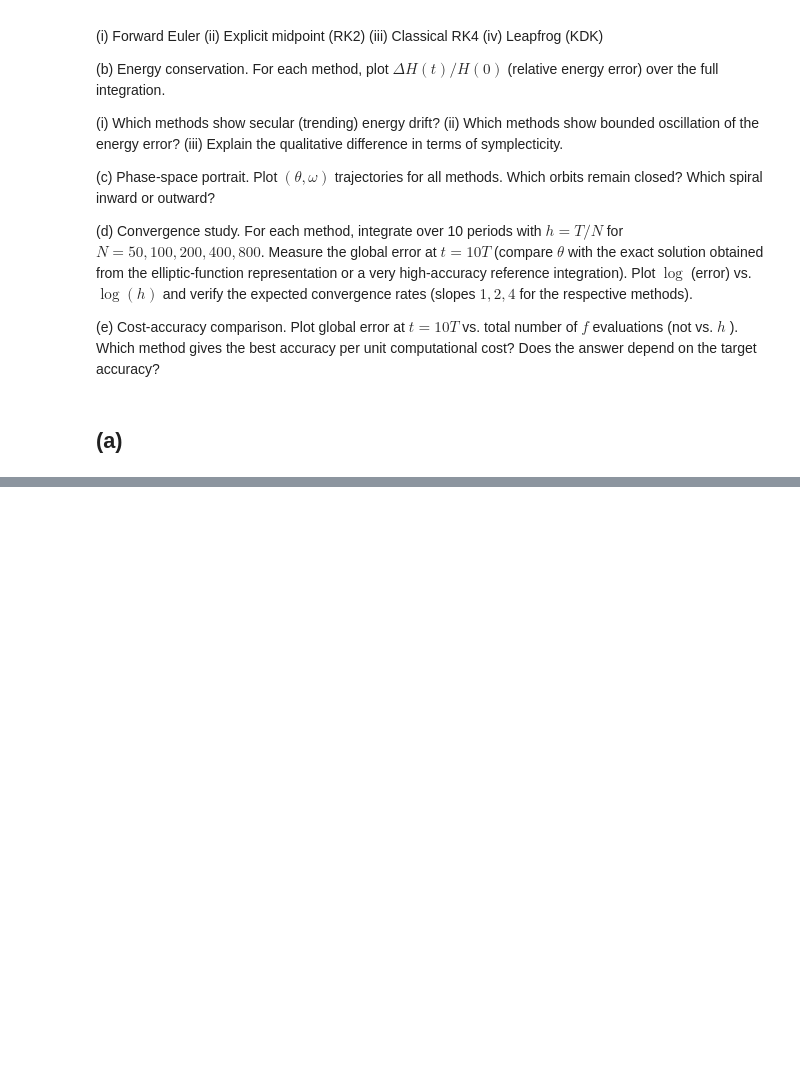
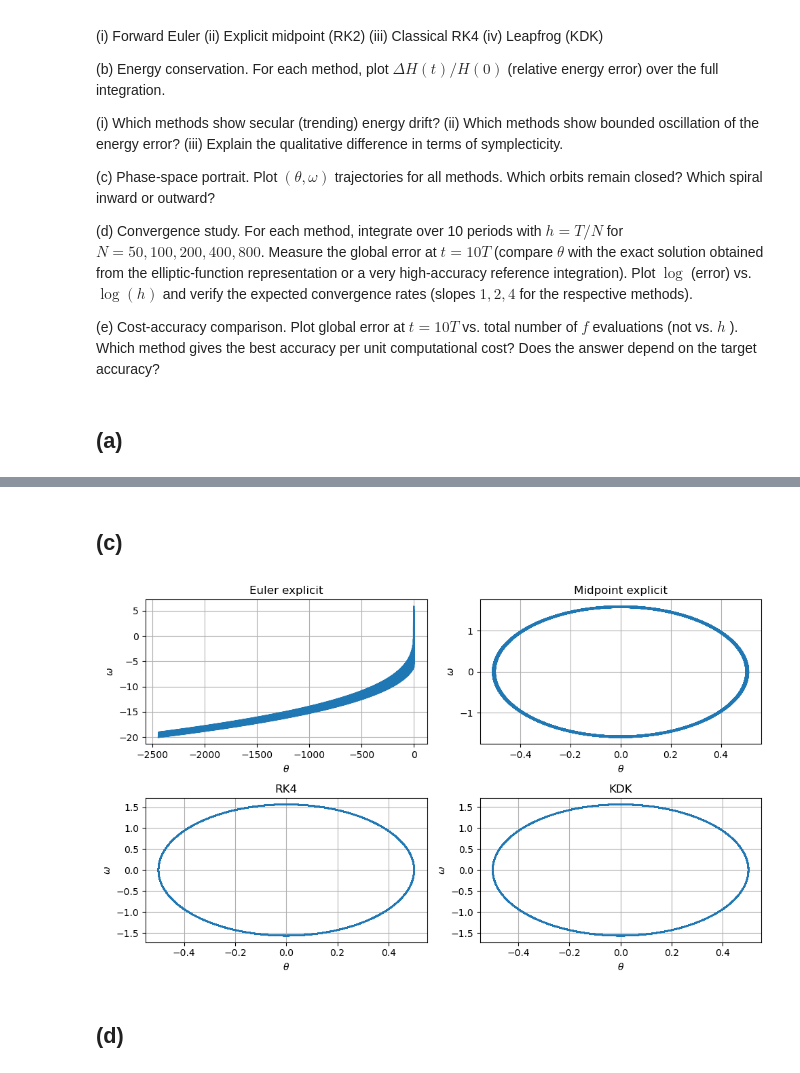
Before and after one commit to ebianchi803/computational_astrophysics, a Jupyter notebook: ODE/ODE1.ipynb, the cells around one changed output, grey strips where cells are left out. Cells and saved outputs as stored; diff of their text form; code cells hidden in the pictures; blank space fills up the shorter version.

```diff
--- a/ODE/ODE1.ipynb
+++ b/ODE/ODE1.ipynb
@@ -802,0 +858,31 @@ TypeError: 'numpy.float64' object is not callable
+# %% [markdown]
+## (c)
+# %%
+fig, ax = plt.subplots(2,2, figsize=(10,6), layout='tight')
+
+
+ax[0][0].plot(yee[1],yee[0])
+ax[0][0].set_title('Euler explicit')
+
+
+ax[0][1].plot(yme[1],yme[0])
+ax[0][1].set_title('Midpoint explicit')
+
+
+ax[1][0].plot(yrk[1],yrk[0])
+ax[1][0].set_title('RK4')
+
+
+ax[1][1].plot(ykdk[1],ykdk[0])
+ax[1][1].set_title('KDK')
+
+
+for i in [0,1]:
+    for j in [0,1]:
+        ax[i][j].set_xlabel(r'$\theta$')
+        ax[i][j].set_ylabel(r'$\omega$')
+        ax[i][j].grid()
+# %% [output]
+[figure, added]
+# %% [markdown]
+## (d)
```
Also changed, not shown: parts of 21 cells of this notebook.
